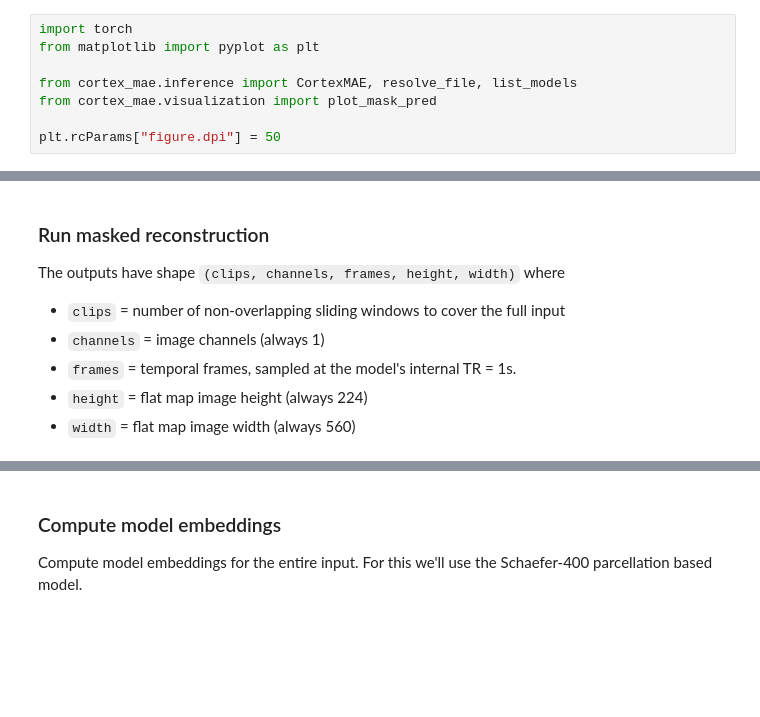
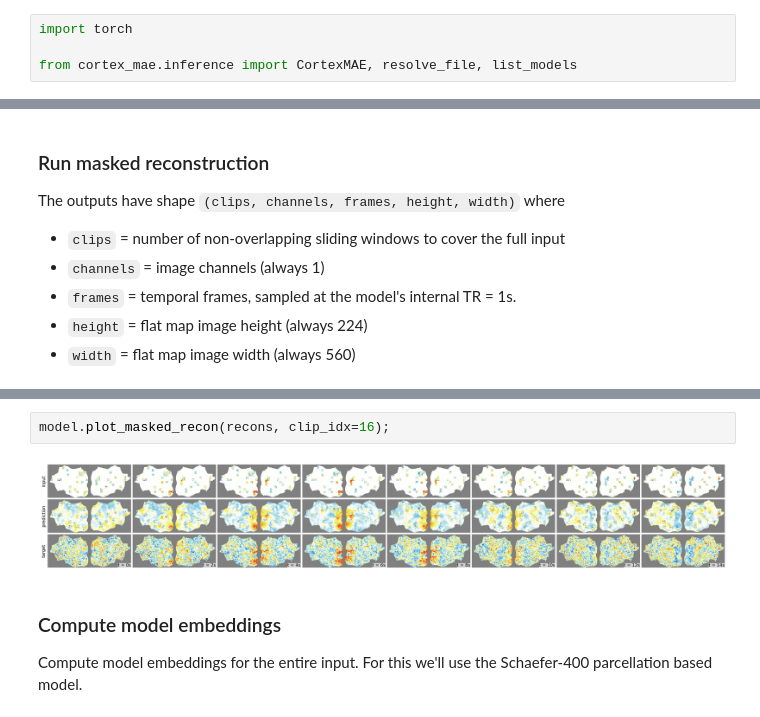
Before and after one commit to MedARC-AI/CortexMAE, a Jupyter notebook: notebooks/quickstart.ipynb, the cells around one changed output, grey strips where cells are left out. Drawn from its saved outputs; the diff is of its cells as text; blank space fills up the shorter version.

Commit message:
add plotting to `CortexMAE` class
- add masked recon row plot
- add plot method to `CortexMAE`
- update notebook

```diff
--- a/notebooks/quickstart.ipynb
+++ b/notebooks/quickstart.ipynb
@@ -17,8 +19,4 @@
 # %%
 import torch
-from matplotlib import pyplot as plt
 
 from cortex_mae.inference import CortexMAE, resolve_file, list_models
-from cortex_mae.visualization import plot_mask_pred
-
-plt.rcParams["figure.dpi"] = 50
@@ -80,3 +65,7 @@ plot_mask_pred(
+# %%
+model.plot_masked_recon(recons, clip_idx=16);
+# %% [output]
+[figure, added]
 # %% [markdown]
 ### Compute model embeddings
 
```
Also changed, not shown: parts of 7 cells of this notebook, 2 other files.
